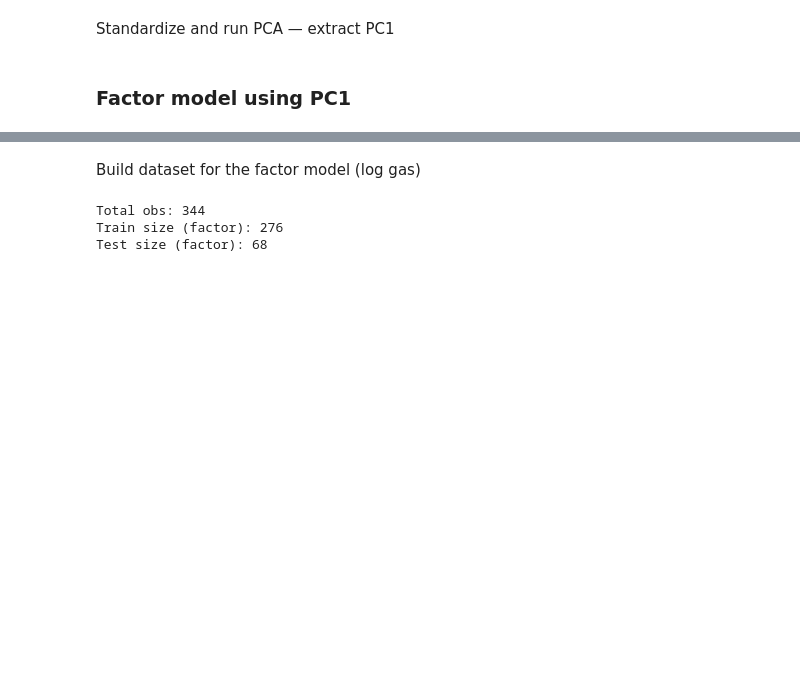
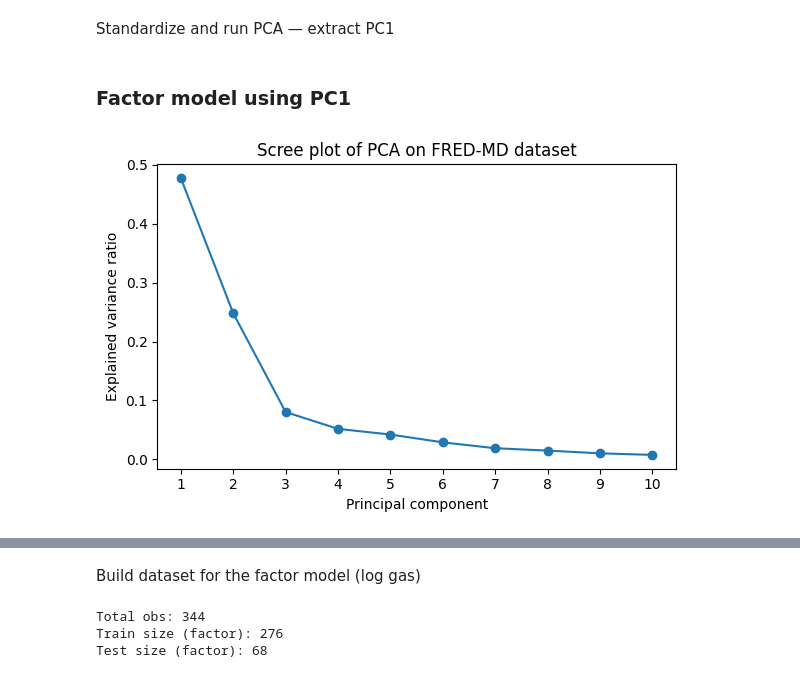
Before and after one commit to StefaniaLavarda/Time_Series_Project, a Jupyter notebook: eda.ipynb, the cells around one changed output, grey strips where cells are left out. Saved outputs shown, nothing was run; the diff lists cells and outputs as text; code cells hidden in the pictures; blank space fills up the shorter version.

```diff
--- a/eda.ipynb
+++ b/eda.ipynb
@@ -691,3 +689,20 @@ pc1_vals = pca.fit_transform(X_std)
 
 # PC1 series
 pc1 = pd.Series(pc1_vals[:, 0], index=X_raw.index, name="PC1")
+# %%
+# Fit PCA with more components just for visualization
+pca_full = PCA(n_components=10)
+pca_full.fit(X_std)
+
+expl_var = pca_full.explained_variance_ratio_
+
+fig, ax = plt.subplots(figsize=(6,4))
+ax.plot(range(1, len(expl_var)+1), expl_var, marker="o")
+ax.set_xlabel("Principal component")
+ax.set_ylabel("Explained variance ratio")
+ax.set_title("Scree plot of PCA on FRED-MD dataset")
+ax.set_xticks(range(1, len(expl_var)+1))
+plt.tight_layout()
+plt.show()
+# %% [output]
+[figure, added]
```
Also changed, not shown: parts of 18 cells of this notebook.
